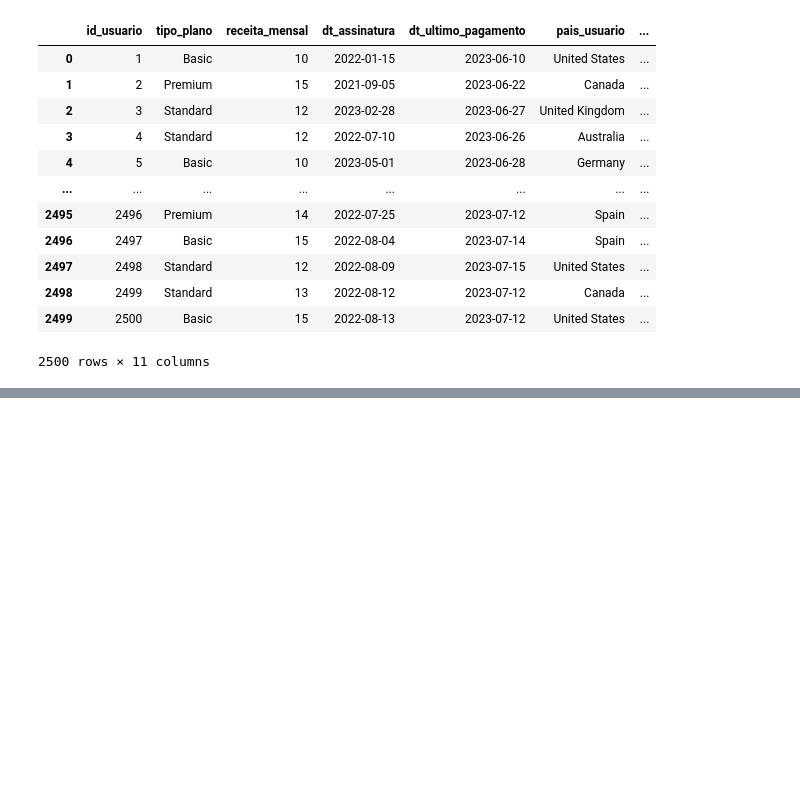
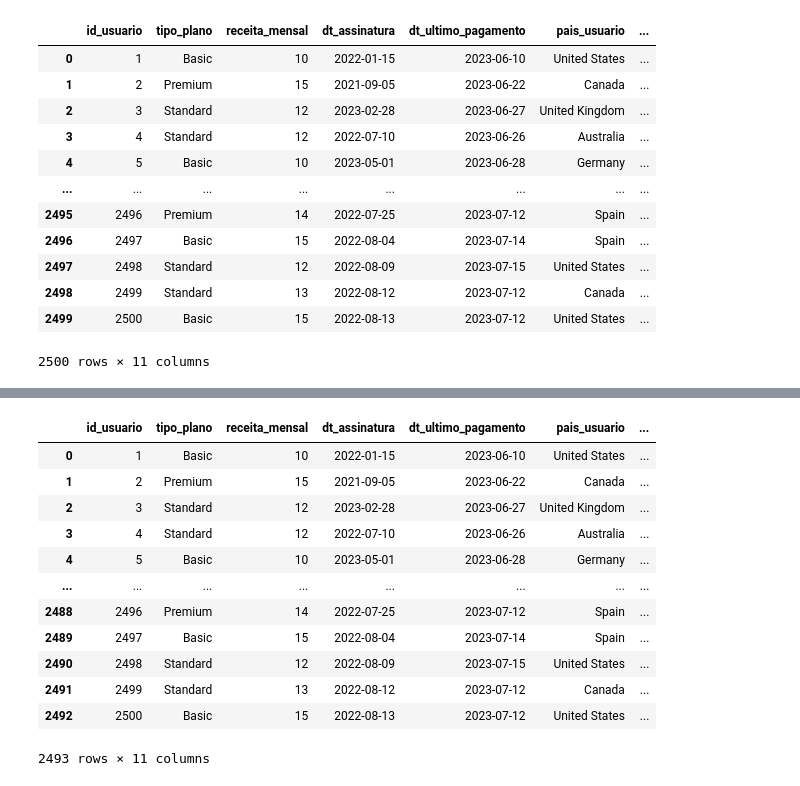
Before and after one commit to lethiciaasevedo1999/analise-dados-mundoreal, a Jupyter notebook: para-sala/Lethicia-Asevedo/mundo_real.ipynb, the cells around one changed output, grey strips where cells are left out. Saved outputs shown, nothing was run; the diff lists cells and outputs as text; code cells hidden in the pictures; blank space fills up the shorter version.

```diff
--- a/para-sala/Lethicia-Asevedo/mundo_real.ipynb
+++ b/para-sala/Lethicia-Asevedo/mundo_real.ipynb
@@ -164,0 +178,4 @@ df_netflix.describe()
+# %%
+#Apagando os dados negativos da tabela
+df_netflix = df_netflix.drop(df_netflix[df_netflix['duracao_assinatura'] < 0]. index)
+df_netflix
@@ -164,0 +209,18 @@ df_netflix.describe()
+# %%
+#Resetando a numeração dos registros, chamamos de índice.
+df_netflix = df_netflix.reset_index(drop=True)
+df_netflix
+# %% [output]
+|  | id_usuario | tipo_plano | receita_mensal | dt_assinatura | dt_ultimo_pagamento | pais_usuario | ... |
+| 0 | 1 | Basic | 10 | 2022-01-15 | 2023-06-10 | United States | ... |
+| 1 | 2 | Premium | 15 | 2021-09-05 | 2023-06-22 | Canada | ... |
+| 2 | 3 | Standard | 12 | 2023-02-28 | 2023-06-27 | United Kingdom | ... |
+| 3 | 4 | Standard | 12 | 2022-07-10 | 2023-06-26 | Australia | ... |
+| 4 | 5 | Basic | 10 | 2023-05-01 | 2023-06-28 | Germany | ... |
+| ... | ... | ... | ... | ... | ... | ... | ... |
+| 2488 | 2496 | Premium | 14 | 2022-07-25 | 2023-07-12 | Spain | ... |
+| 2489 | 2497 | Basic | 15 | 2022-08-04 | 2023-07-14 | Spain | ... |
+| 2490 | 2498 | Standard | 12 | 2022-08-09 | 2023-07-15 | United States | ... |
+| 2491 | 2499 | Standard | 13 | 2022-08-12 | 2023-07-12 | Canada | ... |
+| 2492 | 2500 | Basic | 15 | 2022-08-13 | 2023-07-12 | United States | ... |
+2493 rows × 11 columns
```
Also changed, not shown: parts of 5 cells of this notebook.
